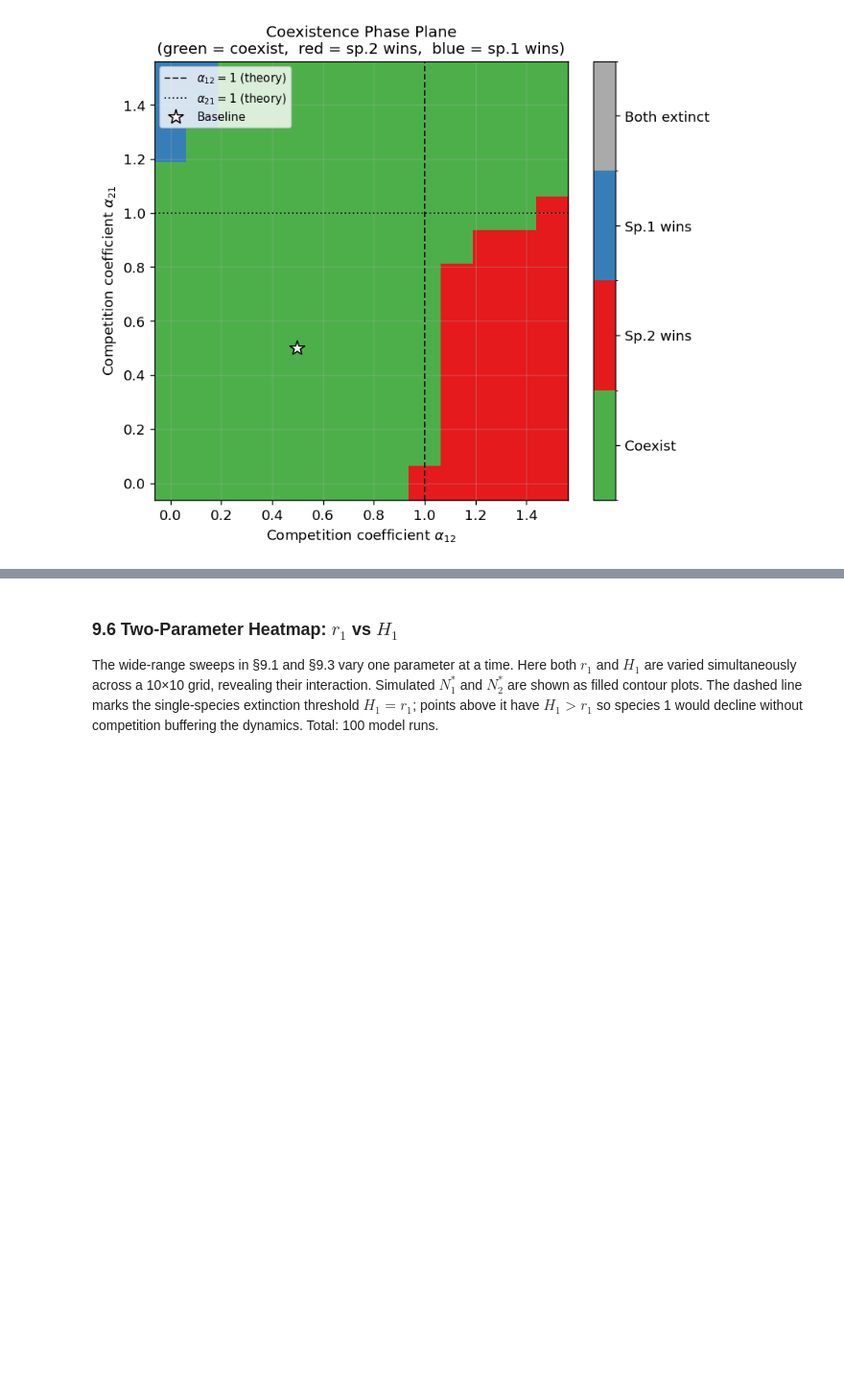
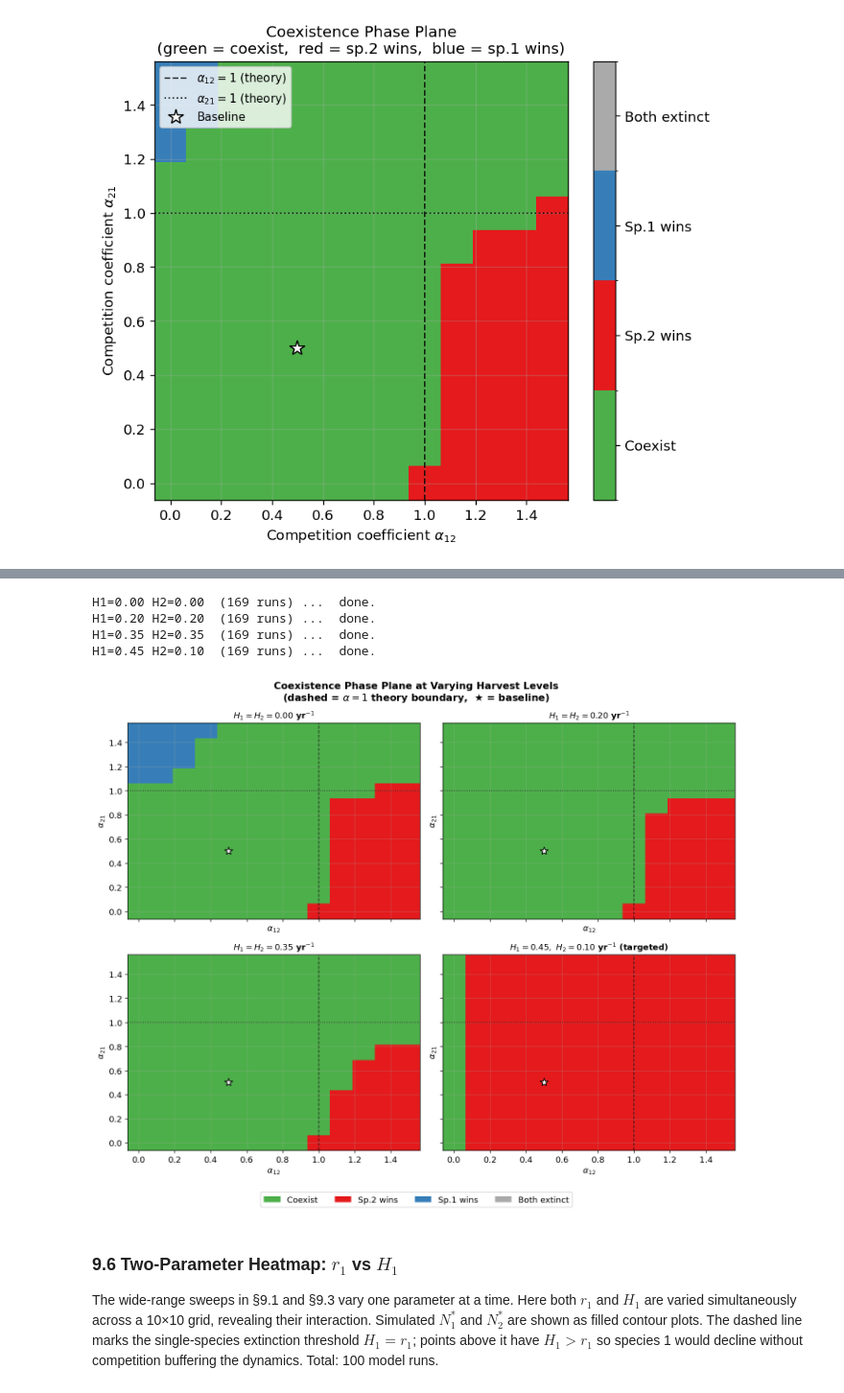
Before and after one commit to Bakri1851/Coding, a Jupyter notebook: sensitivity.ipynb, the cells around one changed output, grey strips where cells are left out. Shown at 96% size. Cells and saved outputs as stored; diff of their text form; code cells hidden in the pictures; blank space fills up the shorter version.

```diff
--- a/sensitivity.ipynb
+++ b/sensitivity.ipynb
@@ -875,3 +976,77 @@ Phase plane complete.
+# %%
+# ── Harvest effect on coexistence phase plane ────────────────────────────────────
+from matplotlib.patches import Patch
+
+# (H1, H2) pairs — last panel uses targeted harvesting of species 1 only
+H_LEVELS = [(0.0, 0.0), (0.20, 0.20), (0.35, 0.35), (0.45, 0.10)]
+N_GRID_H     = 13
+alpha_vals_h = np.linspace(0.0, 1.5, N_GRID_H)
+beta_vals_h  = np.linspace(0.0, 1.5, N_GRID_H)
+
+phase_outcomes = {}
+
+for (H1, H2) in H_LEVELS:
+    outcomes_h = np.zeros((N_GRID_H, N_GRID_H), dtype=int)
+    print(f'H1={H1:.2f} H2={H2:.2f}  ({N_GRID_H**2} runs) ...', end='  ')
+    for i, a12 in enumerate(alpha_vals_h):
+        for j, a21 in enumerate(beta_vals_h):
+            p = BASE.copy()
+            p['alpha'] = a12
+            p['beta']  = a21
+            p['H1'] = H1
+            p['H2'] = H2
+            e1, e2, _ = run_model(p)
+            sp1 = e1 > EXTINCT_THRESH
+            sp2 = e2 > EXTINCT_THRESH
+            if   sp1 and sp2:       outcomes_h[j, i] = 0
+            elif not sp1 and sp2:   outcomes_h[j, i] = 1
+            elif sp1 and not sp2:   outcomes_h[j, i] = 2
+            else:                   outcomes_h[j, i] = 3
+    print('done.')
+    phase_outcomes[(H1, H2)] = outcomes_h
+
+# ── Plot: 2×2 panel ──────────────────────────────────────────────────────────────────────────
+cmap_phase = ListedColormap(['#4daf4a', '#e41a1c', '#377eb8', '#aaaaaa'])
+norm_phase  = BoundaryNorm([-0.5, 0.5, 1.5, 2.5, 3.5], cmap_phase.N)
+
+fig, axes = plt.subplots(2, 2, figsize=(12, 10), sharex=True, sharey=True)
+
+for ax, (H1, H2) in zip(axes.flat, H_LEVELS):
+    pcm = ax.pcolormesh(alpha_vals_h, beta_vals_h, phase_outcomes[(H1, H2)],
+                        cmap=cmap_phase, norm=norm_phase, shading='nearest')
+    ax.axvline(1.0, color='k', ls='--', lw=1.1, alpha=0.7)
+    ax.axhline(1.0, color='k', ls=':',  lw=1.1, alpha=0.7)
+    ax.plot(BASE['alpha'], BASE['beta'], 'w*', ms=11,
+            markeredgecolor='k', markeredgewidth=1, zorder=5)
+    if H1 == H2:
+        ax.set_title(f'$H_1 = H_2 = {H1:.2f}$ yr$^{{-1}}$', fontsize=11, fontweight='bold')
+    else:
+        ax.set_title(f'$H_1 = {H1:.2f},\\ H_2 = {H2:.2f}$ yr$^{{-1}}$ (targeted)',
+                     fontsize=11, fontweight='bold')
+    ax.set_xlabel(r'$\alpha_{12}$', fontsize=11)
+    ax.set_ylabel(r'$\alpha_{21}$', fontsize=11)
+
+legend_elements = [
+    Patch(facecolor='#4daf4a', label='Coexist'),
+    Patch(facecolor='#e41a1c', label='Sp.2 wins'),
+    Patch(facecolor='#377eb8', label='Sp.1 wins'),
+    Patch(facecolor='#aaaaaa', label='Both extinct'),
+]
+fig.legend(handles=legend_elements, loc='lower center',
+           ncol=4, fontsize=11, frameon=True,
+           bbox_to_anchor=(0.5, 0.01))
+
+fig.suptitle('Coexistence Phase Plane at Varying Harvest Levels\n'
+             '(dashed = $\\alpha=1$ theory boundary,  ★ = baseline)',
+             fontsize=13, fontweight='bold')
+fig.tight_layout(rect=[0, 0.06, 1, 1])
+plt.show()
+# %% [output]
+H1=0.00 H2=0.00  (169 runs) ...  done.
+H1=0.20 H2=0.20  (169 runs) ...  done.
+H1=0.35 H2=0.35  (169 runs) ...  done.
+H1=0.45 H2=0.10  (169 runs) ...  done.
+[figure, added]
 # %% [markdown]
 ### 9.6 Two-Parameter Heatmap: $r_1$ vs $H_1$
 
```
Also changed, not shown: parts of 3 cells of this notebook.
